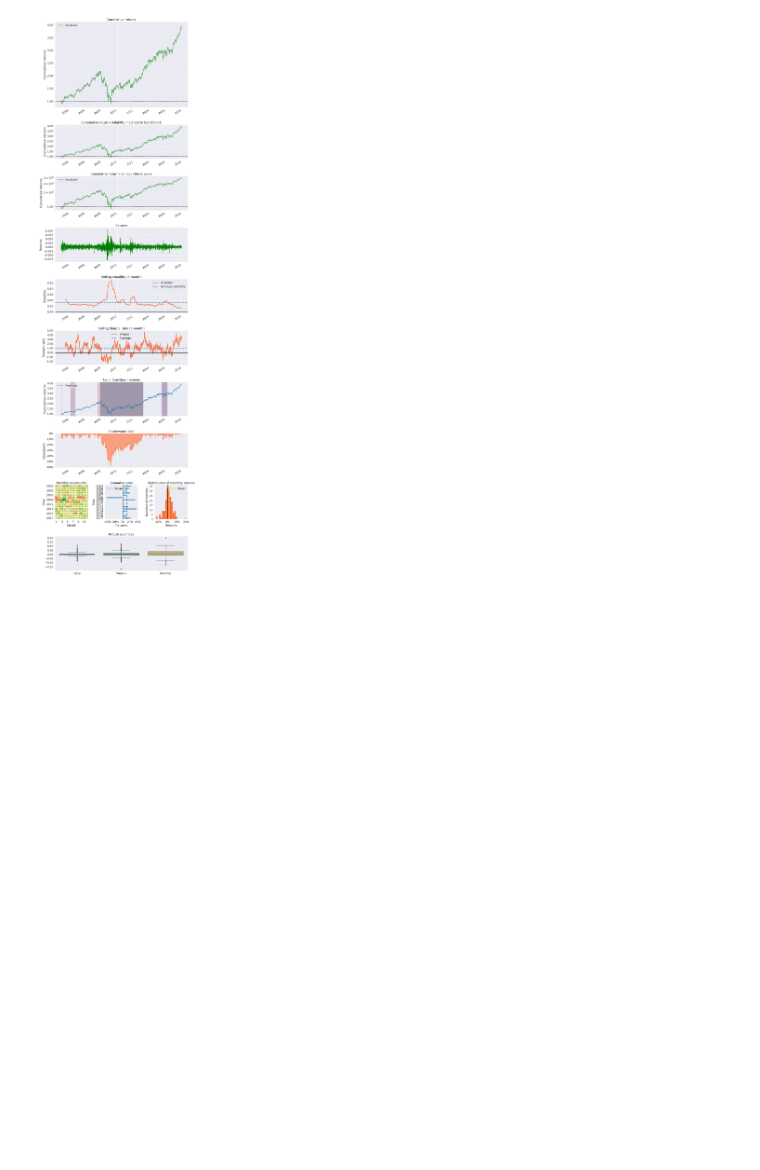
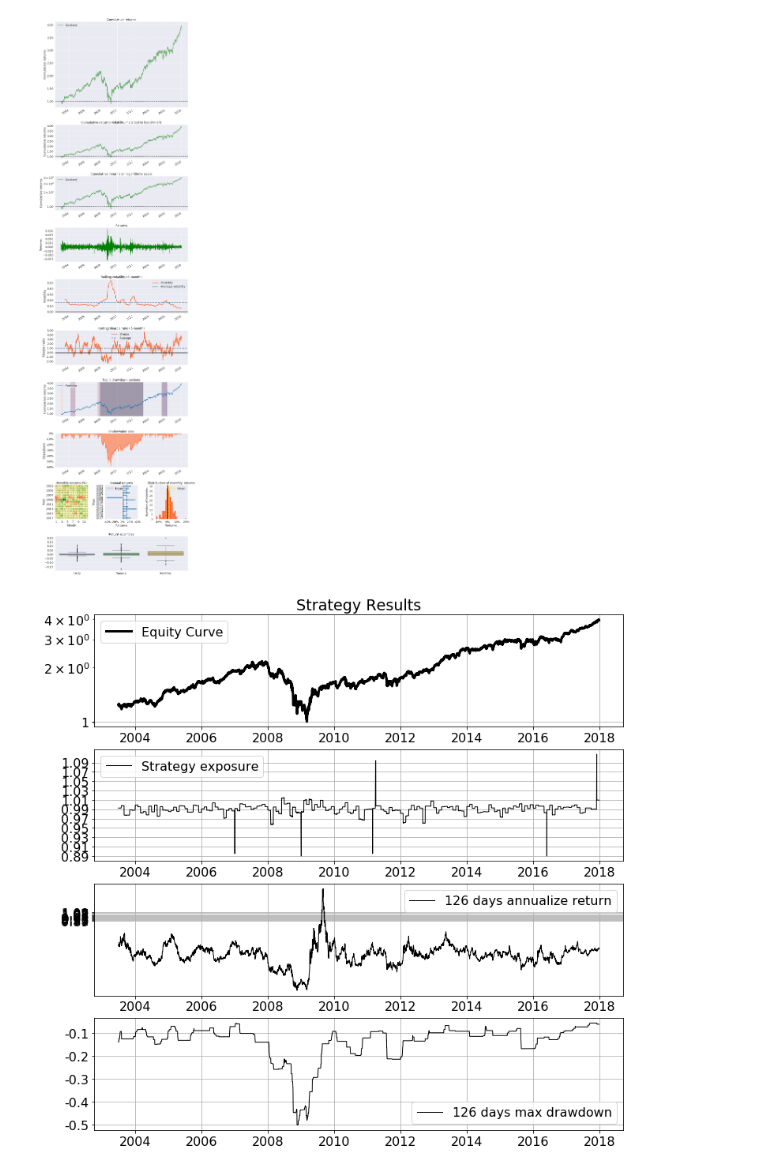
Before and after one commit to lhon001/quant, a Jupyter notebook: clenow/Time Series Analytics.ipynb, the cells around one changed output. Cells and saved outputs as stored; diff of their text form; code cells hidden in the pictures; blank space fills up the shorter version.

```diff
--- a/buyapple-tutorial/Analyzing Portfolio Algorithm.ipynb
+++ b/clenow/Time Series Analytics.ipynb
@@ -112,0 +146,72 @@ result = run_algorithm(
+# %%
+# Make a figure
+fig = plt.figure(figsize=(12, 12))
+
+# Make the base lower, just to make the graph easier to read
+df['portfolio_value'] /= 100
+
+# First chart
+ax = fig.add_subplot(411)
+ax.set_title('Strategy Results')
+ax.plot(df['portfolio_value'], linestyle='-', color='black', label='Equity Curve', linewidth=3.0)
+
+# Set log scale
+ax.set_yscale('log')
+
+# Make the axis look nicer
+ax.yaxis.set_ticks(np.arange(df['portfolio_value'].min(), df['portfolio_value'].max(), 500))
+ax.yaxis.set_major_formatter(ticker.FormatStrFormatter('%0.0f'))
+
+# Add legend and grid
+ax.legend()
+ax.grid(True)
+
+# Second chart
+ax = fig.add_subplot(412)
+ax.plot(df['gross_leverage'],
+       label='Strategy exposure'.format(window),
+       linestyle='-',
+       color='black',
+       linewidth=1.0)
+
+# Make the axis look nicer
+ax.yaxis.set_ticks(np.arange(df['gross_leverage'].min(), df['gross_leverage'].max(), 0.02))
+ax.yaxis.set_major_formatter(ticker.FormatStrFormatter('%0.2f'))
+
+# Add legend and grid
+ax.legend()
+ax.grid(True)
+
+# Third chart
+ax = fig.add_subplot(413)
+ax.plot(df['annualized'],
+       label='{} days annualize return'.format(window),
+       linestyle='-',
+       color='black',
+       linewidth=1.0)
+
+# Make the axis look nicer
+ax.yaxis.set_ticks(np.arange(df['gross_leverage'].min(), df['gross_leverage'].max(), 0.02))
+ax.yaxis.set_major_formatter(ticker.FormatStrFormatter('%0.2f'))
+
+# Add legend and grid
+ax.legend()
+ax.grid(True)
+
+# Fourth chart
+ax = fig.add_subplot(414)
+ax.plot(df['drawdown'],
+        label='{} days max drawdown'.format(window),
+       linestyle='-',
+       color='black',
+       linewidth=1.0)
+
+# Make the axis look nicer
+ax.yaxis.set_ticks(np.arange(df['drawdown'].min(), df['drawdown'].max(), 0.1))
+ax.yaxis.set_major_formatter(ticker.FormatStrFormatter('%0.1f'))
+
+# Add legend and grid
+ax.legend()
+ax.grid(True)
+# %% [output]
+[figure, added]
```
Also changed, not shown: parts of 4 cells of this notebook, 1 other file.
